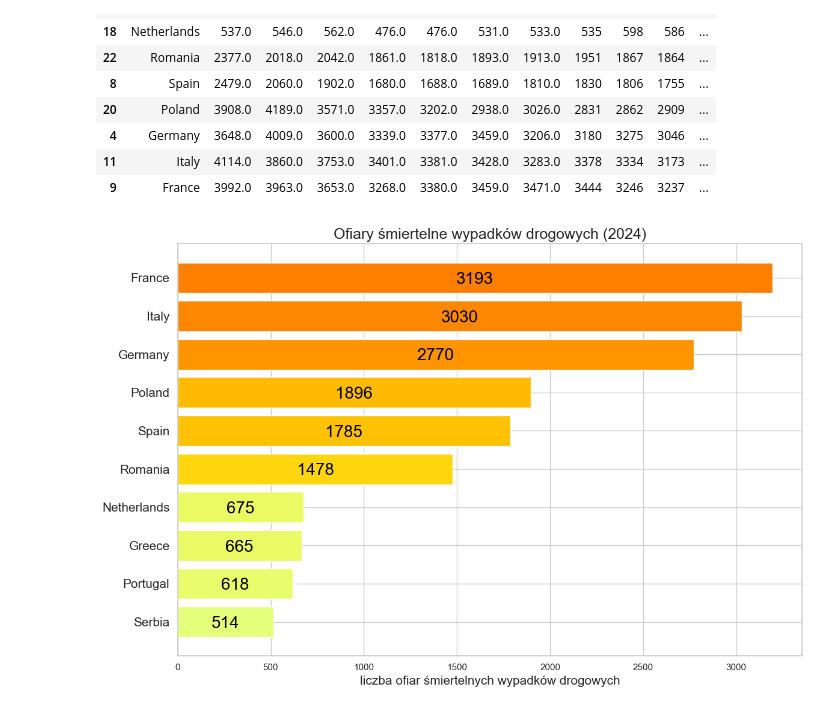
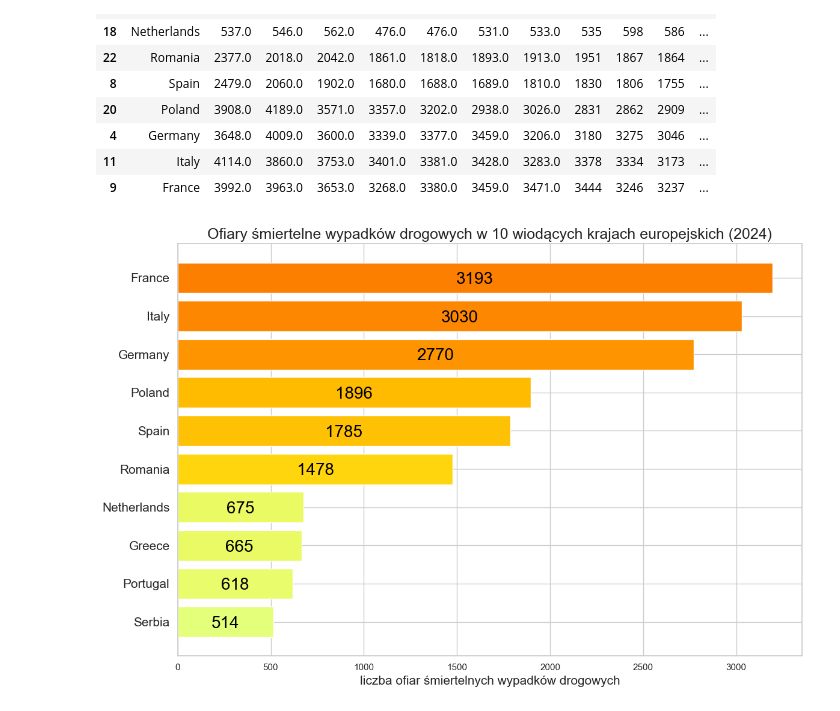
Before and after one commit to JankData/car-accidents-visualizations, a Jupyter notebook: notebooks/wypadki1.ipynb, the cells around one changed output. Cells and saved outputs as stored; diff of their text form; code cells hidden in the pictures.

Commit message:
Fixed title for hbar

```diff
--- a/notebooks/wypadki1.ipynb
+++ b/notebooks/wypadki1.ipynb
@@ -582,17 +582,17 @@ colors = cmap(norm(df_top10["2024"]))
 # %%
 fig, ax = plt.subplots(figsize=(12, 8))
 bars = ax.barh(df_top10["Country"], df_top10["2024"], color=colors)
 
 for bar, value in zip(bars, df_top10["2024"]):
     ax.text(bar.get_width() / 2, bar.get_y() + bar.get_height() / 2 - 0.05,
             f"{int(value)}", ha='center', va='center', color='black', fontsize=20)
 
 ax.set_xlabel("liczba ofiar śmiertelnych wypadków drogowych", fontsize = 15)
-ax.set_title("Ofiary śmiertelne wypadków drogowych (2024)" , fontsize = 18)
+ax.set_title("Ofiary śmiertelne wypadków drogowych w 10 wiodących krajach europejskich (2024)" , fontsize = 18)
 ax.tick_params(axis='y', labelsize=15)
 
 plt.tight_layout()
 plt.savefig("barh_wypadki.png")
 plt.show()
 # %% [output]
-[figure, old version]
+[figure, new version]
```
